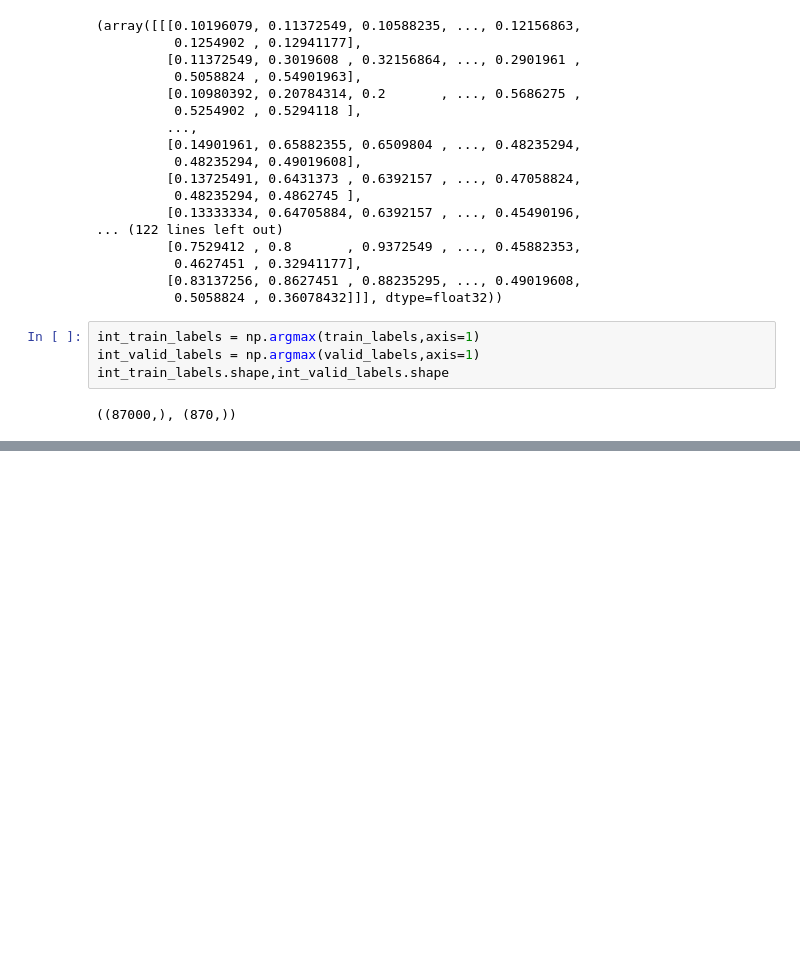
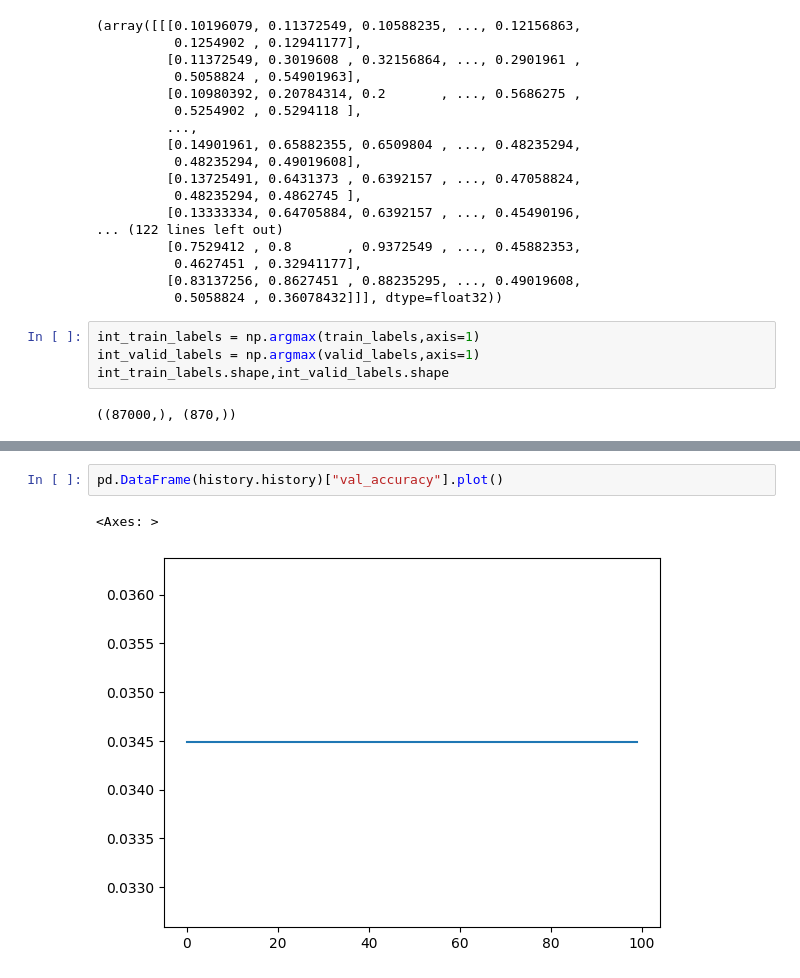
Before and after one commit to WiseObjective8/ASL_Keyboard, a Jupyter notebook: Model.ipynb, the cells around one changed output, grey strips where cells are left out. Cells and saved outputs as stored; diff of their text form; blank space fills up the shorter version.

```diff
--- a/Model.ipynb
+++ b/Model.ipynb
@@ -263,0 +210,5 @@ NameError: name 'history' is not defined
+# %%
+pd.DataFrame(history.history)["val_accuracy"].plot()
+# %% [output]
+<Axes: >
+[figure, added]
```
Also changed, not shown: parts of 19 cells of this notebook, 3 other files.
